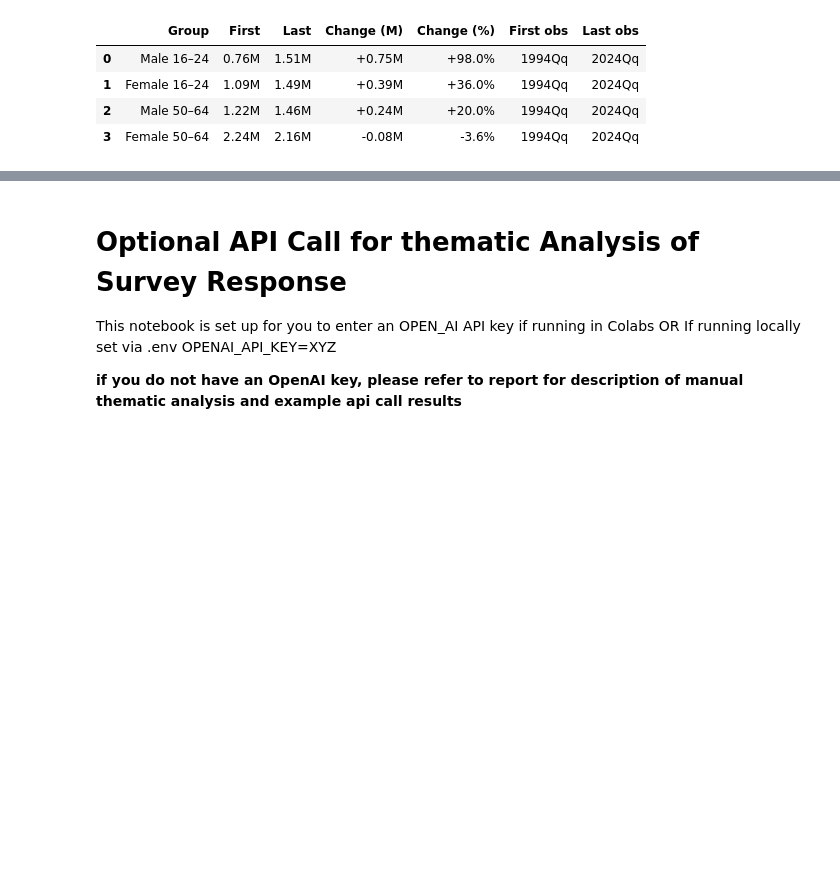
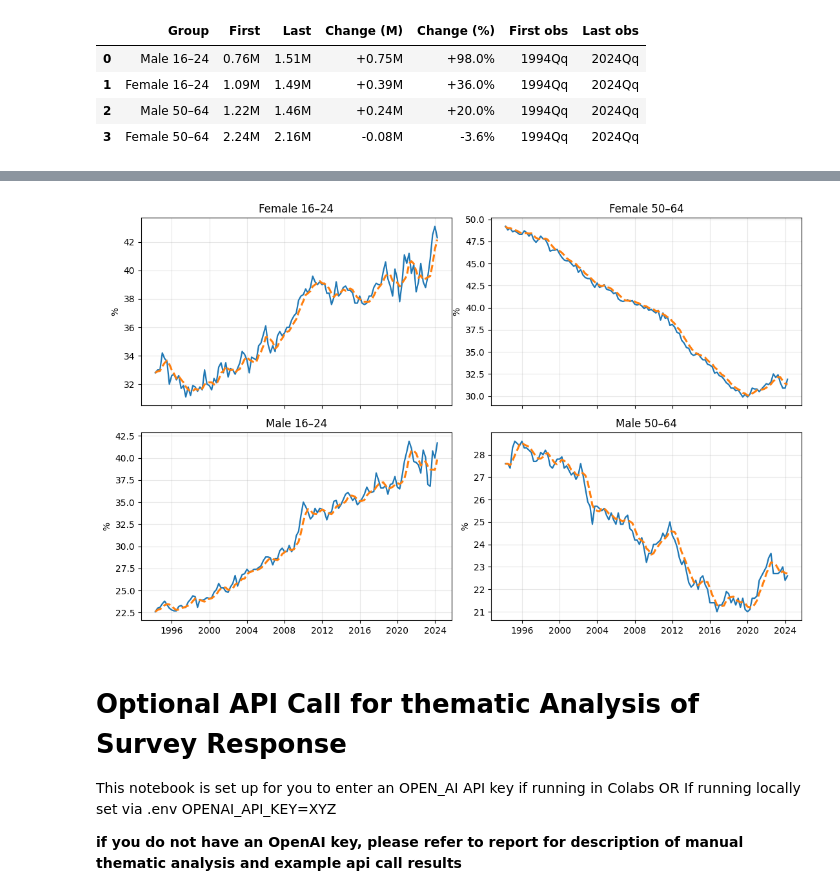
Before and after one commit to monkeymoves/nesta, a Jupyter notebook: notebooks/01_exploration.ipynb, the cells around one changed output, grey strips where cells are left out. Drawn from its saved outputs; the diff is of its cells as text; code cells hidden in the pictures; blank space fills up the shorter version.

```diff
--- a/notebooks/01_exploration.ipynb
+++ b/notebooks/01_exploration.ipynb
@@ -386,3 +506,17 @@ summary_millions_sorted
+# %%
+fig, axes = plt.subplots(2,2, figsize=(11,7), sharex=True)
+axes = axes.ravel()
+titles = ["Female 16–24","Female 50–64","Male 16–24","Male 50–64"]
+
+for ax, (sex, age), ttl in zip(axes, groups, titles):
+    g = tidy[(tidy.sex==sex) & (tidy.age==age)].set_index("date").sort_index()
+    ax.plot(g.index, g["rate_pct"], lw=1.6)
+    ax.plot(g.index, g["rate_pct"].rolling(4, min_periods=1).mean(), lw=2.2, ls="--")
+    ax.set_title(ttl); ax.set_ylabel("%"); ax.grid(alpha=0.3)
+
+plt.tight_layout(); plt.show()
+# %% [output]
+[figure, added]
 # %% [markdown]
 # Optional API Call for thematic Analysis of Survey Response
 
```
Also changed, not shown: parts of 3 cells of this notebook.
